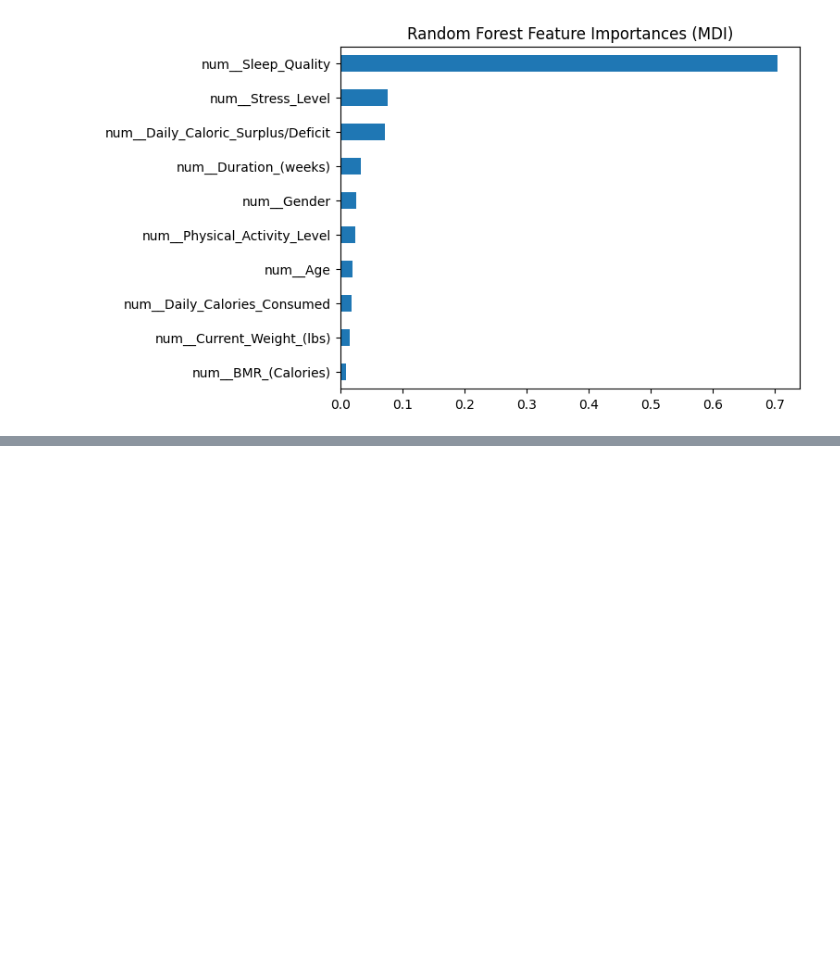
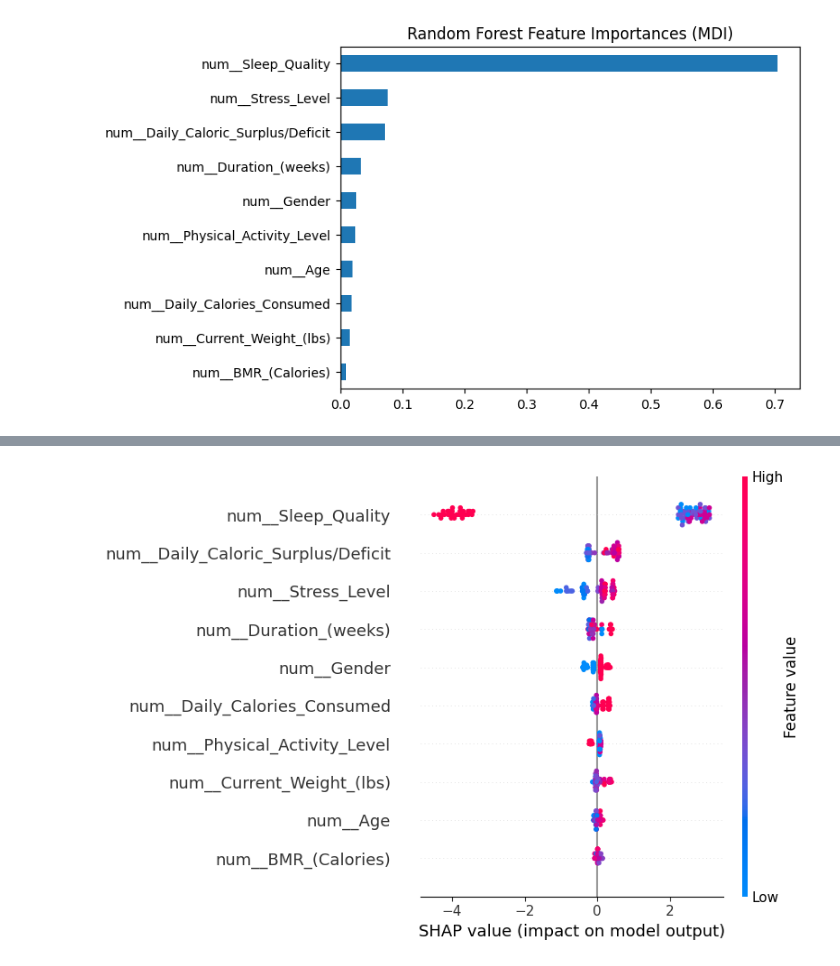
Before and after one commit to makenamecham/Final-Project-MATH-4750, a Jupyter notebook: dataExploration.ipynb, the cells around one changed output, grey strips where cells are left out. Drawn from its saved outputs; the diff is of its cells as text; code cells hidden in the pictures; blank space fills up the shorter version.

```diff
--- a/dataExploration.ipynb
+++ b/dataExploration.ipynb
@@ -307,0 +330,9 @@ ax.set_xlabel("Decrease in R2 score")
+# %%
+# Plot the SHAP feature importance
+X_val_transformed_df = pd.DataFrame(X_val_transformed, columns=feature_names)
+
+explainer = shap.TreeExplainer(rf)
+shap_values = explainer.shap_values(X_val_transformed_df)
+shap.summary_plot(shap_values, X_val_transformed_df)
+# %% [output]
+[figure, added]
```
Also changed, not shown: parts of 6 cells of this notebook.
